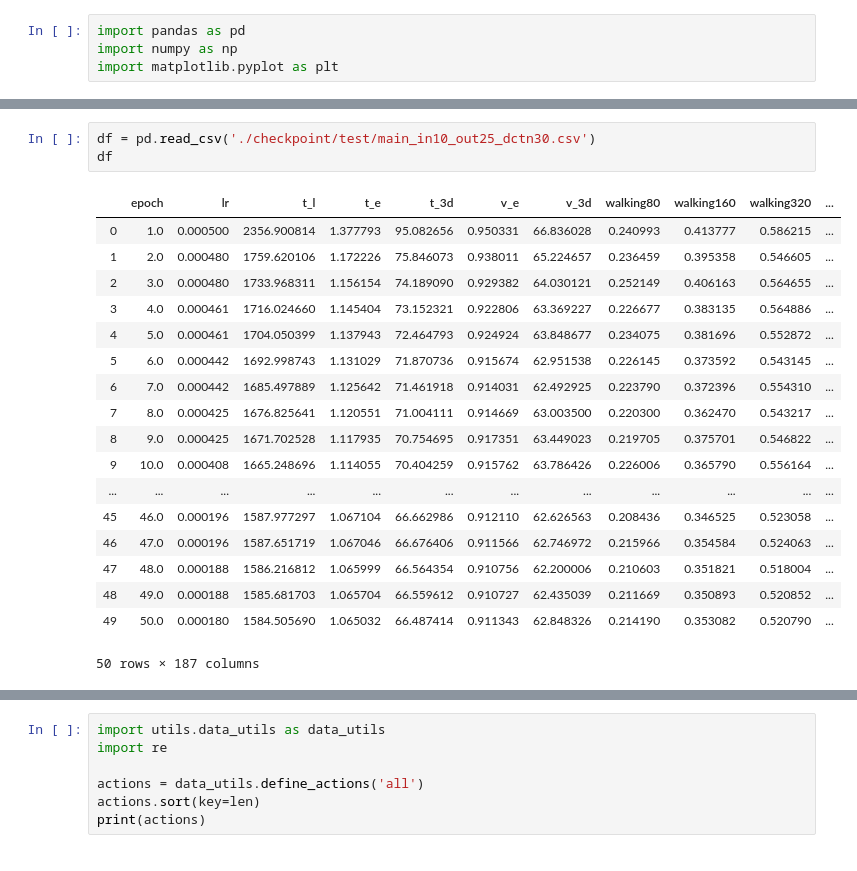
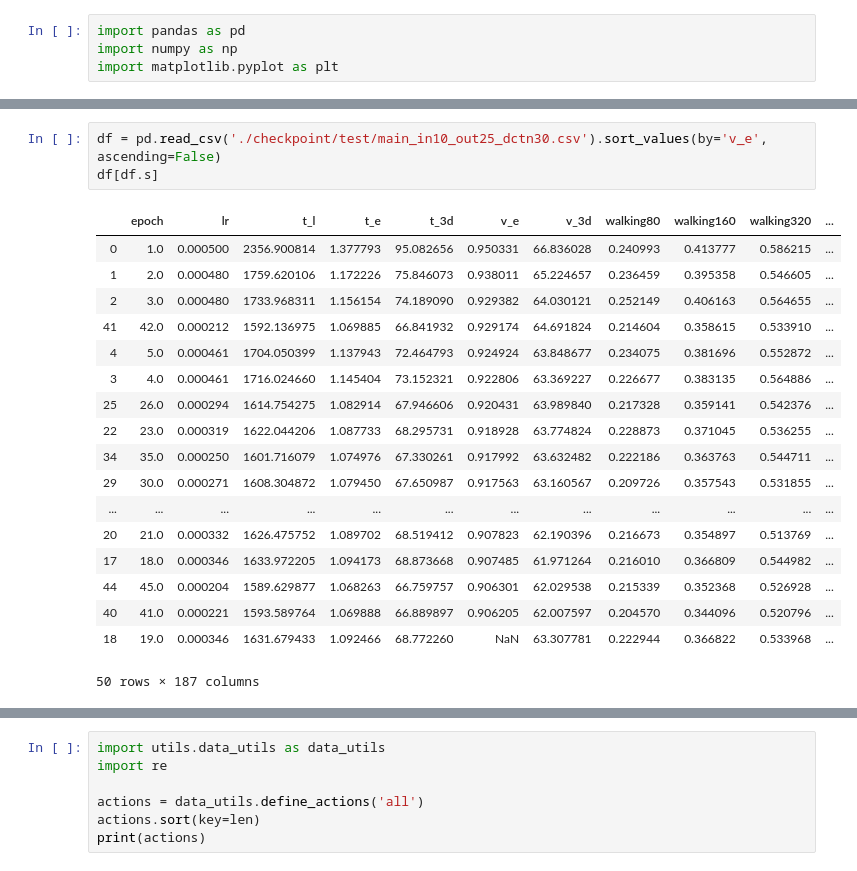
Before and after one commit to tileb1/LearnTrajDep, a Jupyter notebook: Untitled.ipynb, the cells around one changed output, grey strips where cells are left out. Drawn from its saved outputs; the diff is of its cells as text.

```diff
--- a/Untitled.ipynb
+++ b/Untitled.ipynb
@@ -152,24 +152,24 @@ pd.read_csv('./checkpoint/test/main_in10_out25_dctn35.csv')
 # %%
-df = pd.read_csv('./checkpoint/test/main_in10_out25_dctn30.csv')
-df
+df = pd.read_csv('./checkpoint/test/main_in10_out25_dctn30.csv').sort_values(by='v_e', ascending=False)
+df[df.s]
 # %% [output]
 |  | epoch | lr | t_l | t_e | t_3d | v_e | v_3d | walking80 | walking160 | walking320 | ... |
 | 0 | 1.0 | 0.000500 | 2356.900814 | 1.377793 | 95.082656 | 0.950331 | 66.836028 | 0.240993 | 0.413777 | 0.586215 | ... |
 | 1 | 2.0 | 0.000480 | 1759.620106 | 1.172226 | 75.846073 | 0.938011 | 65.224657 | 0.236459 | 0.395358 | 0.546605 | ... |
 | 2 | 3.0 | 0.000480 | 1733.968311 | 1.156154 | 74.189090 | 0.929382 | 64.030121 | 0.252149 | 0.406163 | 0.564655 | ... |
+| 41 | 42.0 | 0.000212 | 1592.136975 | 1.069885 | 66.841932 | 0.929174 | 64.691824 | 0.214604 | 0.358615 | 0.533910 | ... |
+| 4 | 5.0 | 0.000461 | 1704.050399 | 1.137943 | 72.464793 | 0.924924 | 63.848677 | 0.234075 | 0.381696 | 0.552872 | ... |
 | 3 | 4.0 | 0.000461 | 1716.024660 | 1.145404 | 73.152321 | 0.922806 | 63.369227 | 0.226677 | 0.383135 | 0.564886 | ... |
-| 4 | 5.0 | 0.000461 | 1704.050399 | 1.137943 | 72.464793 | 0.924924 | 63.848677 | 0.234075 | 0.381696 | 0.552872 | ... |
-| 5 | 6.0 | 0.000442 | 1692.998743 | 1.131029 | 71.870736 | 0.915674 | 62.951538 | 0.226145 | 0.373592 | 0.543145 | ... |
-| 6 | 7.0 | 0.000442 | 1685.497889 | 1.125642 | 71.461918 | 0.914031 | 62.492925 | 0.223790 | 0.372396 | 0.554310 | ... |
-| 7 | 8.0 | 0.000425 | 1676.825641 | 1.120551 | 71.004111 | 0.914669 | 63.003500 | 0.220300 | 0.362470 | 0.543217 | ... |
-| 8 | 9.0 | 0.000425 | 1671.702528 | 1.117935 | 70.754695 | 0.917351 | 63.449023 | 0.219705 | 0.375701 | 0.546822 | ... |
-| 9 | 10.0 | 0.000408 | 1665.248696 | 1.114055 | 70.404259 | 0.915762 | 63.786426 | 0.226006 | 0.365790 | 0.556164 | ... |
+| 25 | 26.0 | 0.000294 | 1614.754275 | 1.082914 | 67.946606 | 0.920431 | 63.989840 | 0.217328 | 0.359141 | 0.542376 | ... |
+| 22 | 23.0 | 0.000319 | 1622.044206 | 1.087733 | 68.295731 | 0.918928 | 63.774824 | 0.228873 | 0.371045 | 0.536255 | ... |
+| 34 | 35.0 | 0.000250 | 1601.716079 | 1.074976 | 67.330261 | 0.917992 | 63.632482 | 0.222186 | 0.363763 | 0.544711 | ... |
+| 29 | 30.0 | 0.000271 | 1608.304872 | 1.079450 | 67.650987 | 0.917563 | 63.160567 | 0.209726 | 0.357543 | 0.531855 | ... |
 | ... | ... | ... | ... | ... | ... | ... | ... | ... | ... | ... | ... |
-| 45 | 46.0 | 0.000196 | 1587.977297 | 1.067104 | 66.662986 | 0.912110 | 62.626563 | 0.208436 | 0.346525 | 0.523058 | ... |
-| 46 | 47.0 | 0.000196 | 1587.651719 | 1.067046 | 66.676406 | 0.911566 | 62.746972 | 0.215966 | 0.354584 | 0.524063 | ... |
-| 47 | 48.0 | 0.000188 | 1586.216812 | 1.065999 | 66.564354 | 0.910756 | 62.200006 | 0.210603 | 0.351821 | 0.518004 | ... |
-| 48 | 49.0 | 0.000188 | 1585.681703 | 1.065704 | 66.559612 | 0.910727 | 62.435039 | 0.211669 | 0.350893 | 0.520852 | ... |
-| 49 | 50.0 | 0.000180 | 1584.505690 | 1.065032 | 66.487414 | 0.911343 | 62.848326 | 0.214190 | 0.353082 | 0.520790 | ... |
+| 20 | 21.0 | 0.000332 | 1626.475752 | 1.089702 | 68.519412 | 0.907823 | 62.190396 | 0.216673 | 0.354897 | 0.513769 | ... |
+| 17 | 18.0 | 0.000346 | 1633.972205 | 1.094173 | 68.873668 | 0.907485 | 61.971264 | 0.216010 | 0.366809 | 0.544982 | ... |
+| 44 | 45.0 | 0.000204 | 1589.629877 | 1.068263 | 66.759757 | 0.906301 | 62.029538 | 0.215339 | 0.352368 | 0.526928 | ... |
+| 40 | 41.0 | 0.000221 | 1593.589764 | 1.069888 | 66.889897 | 0.906205 | 62.007597 | 0.204570 | 0.344096 | 0.520796 | ... |
+| 18 | 19.0 | 0.000346 | 1631.679433 | 1.092466 | 68.772260 | NaN | 63.307781 | 0.222944 | 0.366822 | 0.533968 | ... |
 50 rows × 187 columns
 # %%
 plt.plot(np.array(df.t_l))
```
Also changed, not shown: parts of 3 cells of this notebook.
